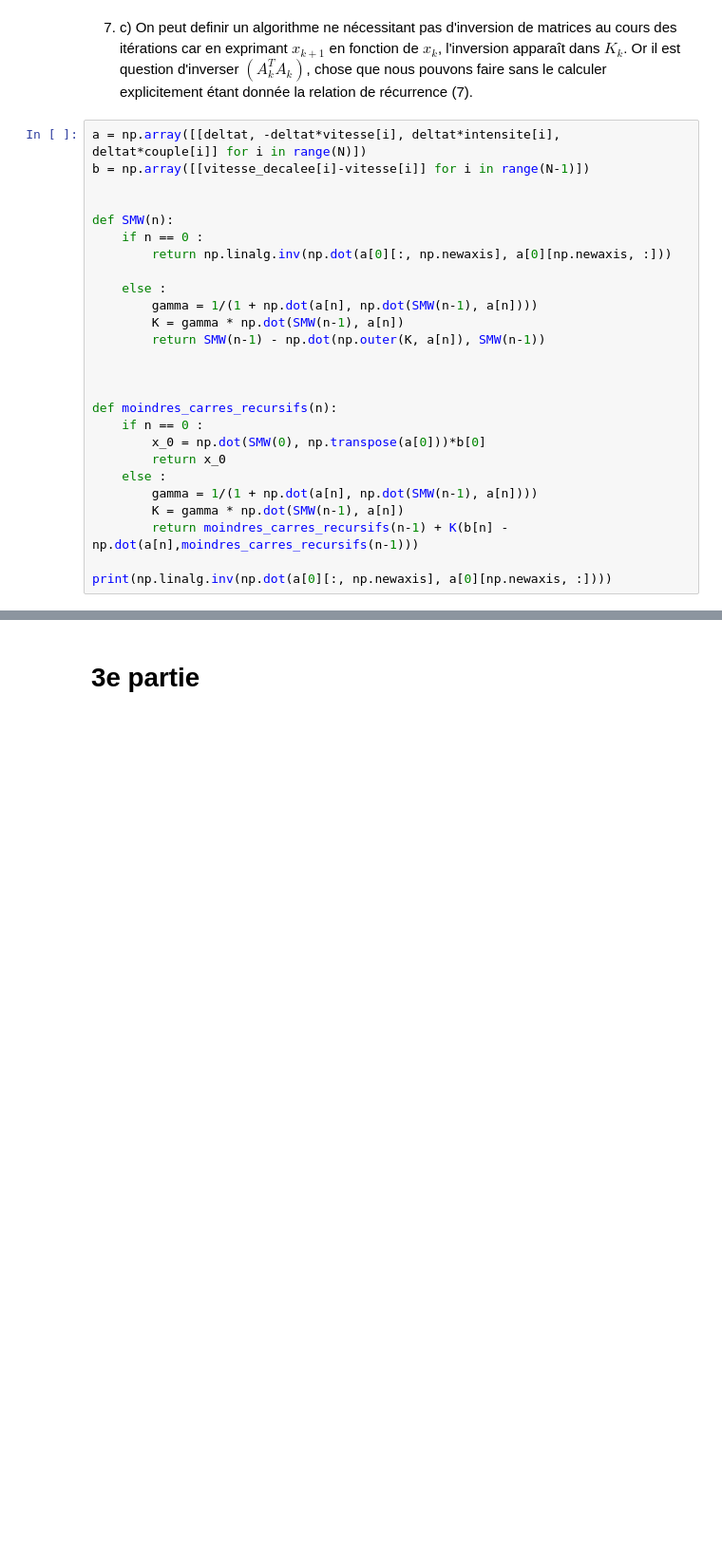
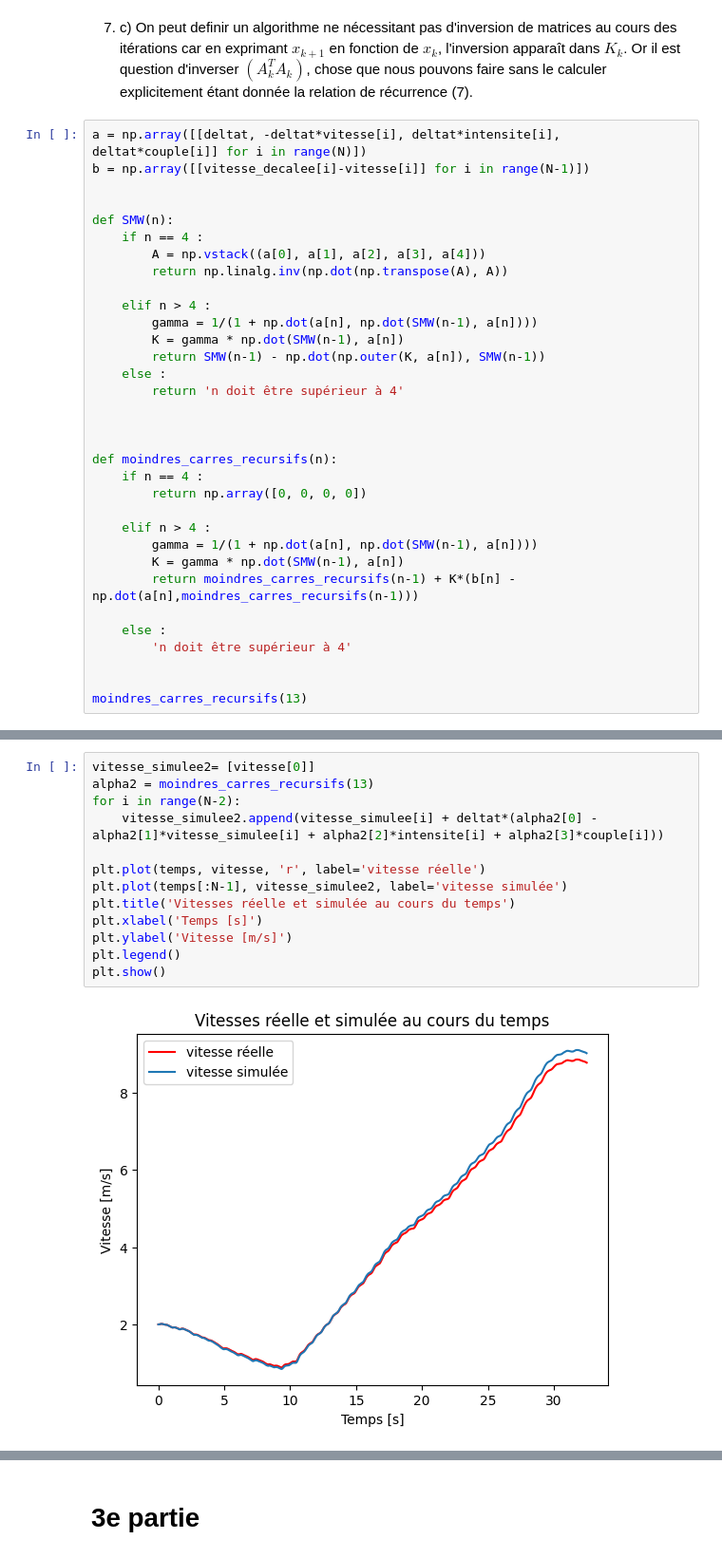
Before and after one commit to TLestanguet/OPTIMISATION, a Jupyter notebook: projet_opti.ipynb, the cells around one changed output, grey strips where cells are left out. Shown at 95% size. Saved outputs shown, nothing was run; the diff lists cells and outputs as text; blank space fills up the shorter version.

```diff
--- a/projet_opti.ipynb
+++ b/projet_opti.ipynb
@@ -92,24 +92,31 @@ b = np.array([[vitesse_decalee[i]-vitesse[i]] for i in range(N-1)])
 
 
 def SMW(n):
-    if n == 0 :
-        return np.linalg.inv(np.dot(a[0][:, np.newaxis], a[0][np.newaxis, :]))
+    if n == 4 :
+        A = np.vstack((a[0], a[1], a[2], a[3], a[4]))
+        return np.linalg.inv(np.dot(np.transpose(A), A))
 
-    else :
+    elif n > 4 :
         gamma = 1/(1 + np.dot(a[n], np.dot(SMW(n-1), a[n])))
         K = gamma * np.dot(SMW(n-1), a[n])
         return SMW(n-1) - np.dot(np.outer(K, a[n]), SMW(n-1))
+    else :
+        return 'n doit être supérieur à 4'
 
 
 
 def moindres_carres_recursifs(n):
-    if n == 0 :
-        x_0 = np.dot(SMW(0), np.transpose(a[0]))*b[0]
-        return x_0
-    else :
+    if n == 4 :
+        return np.array([0, 0, 0, 0])
+
+    elif n > 4 :
         gamma = 1/(1 + np.dot(a[n], np.dot(SMW(n-1), a[n])))
         K = gamma * np.dot(SMW(n-1), a[n])
-        return moindres_carres_recursifs(n-1) + K(b[n] - np.dot(a[n],moindres_carres_recursifs(n-1)))
+        return moindres_carres_recursifs(n-1) + K*(b[n] - np.dot(a[n],moindres_carres_recursifs(n-1)))
 
-print(np.linalg.inv(np.dot(a[0][:, np.newaxis], a[0][np.newaxis, :])))
+    else :
+        'n doit être supérieur à 4'
+
+
+moindres_carres_recursifs(13)
 # %% [output]
@@ -116,0 +124,15 @@ LinAlgError: Singular matrix
+# %%
+vitesse_simulee2= [vitesse[0]]
+alpha2 = moindres_carres_recursifs(13)
+for i in range(N-2):
+    vitesse_simulee2.append(vitesse_simulee[i] + deltat*(alpha2[0] - alpha2[1]*vitesse_simulee[i] + alpha2[2]*intensite[i] + alpha2[3]*couple[i]))
+
+plt.plot(temps, vitesse, 'r', label='vitesse réelle')
+plt.plot(temps[:N-1], vitesse_simulee2, label='vitesse simulée')
+plt.title('Vitesses réelle et simulée au cours du temps')
+plt.xlabel('Temps [s]')
+plt.ylabel('Vitesse [m/s]')
+plt.legend()
+plt.show()
+# %% [output]
+[figure, added]
```
Also changed, not shown: parts of 13 cells of this notebook.
